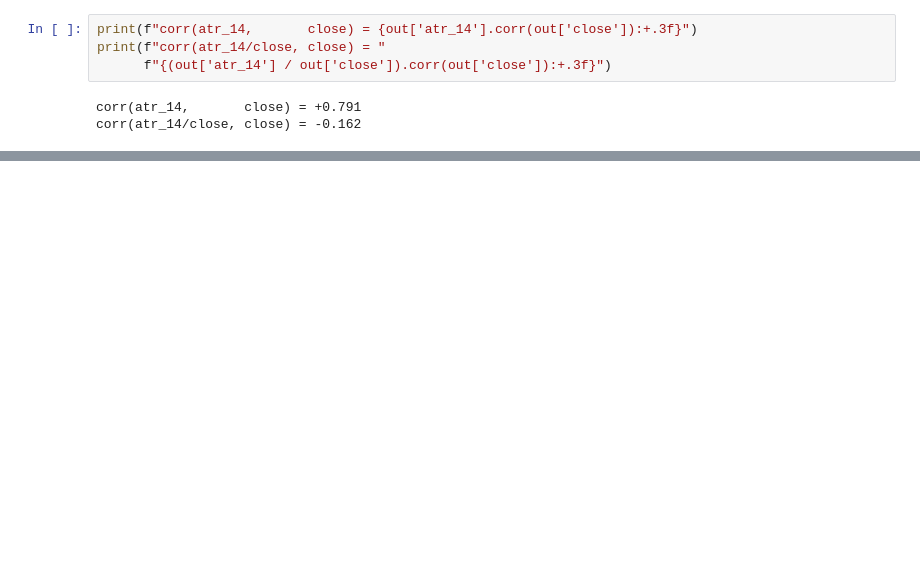
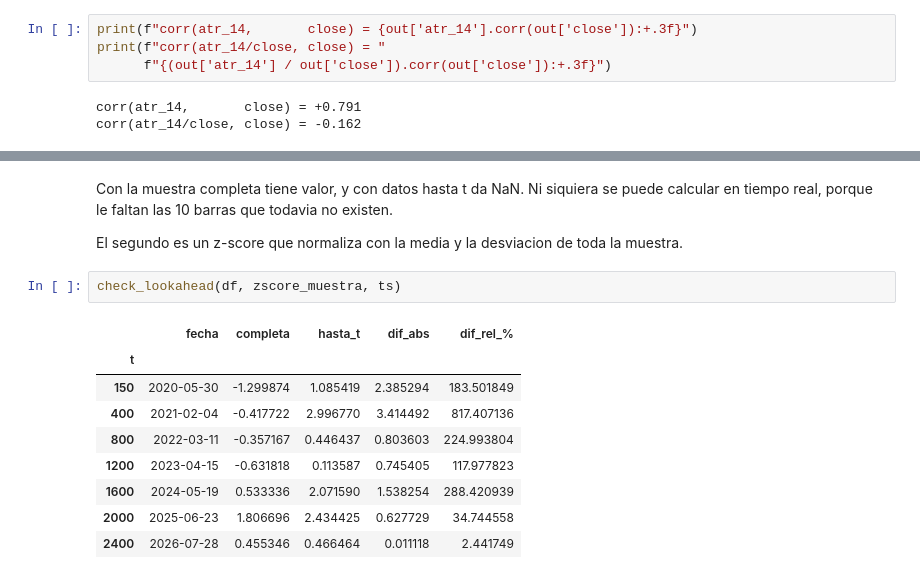
Before and after one commit to GCCS11/MyST, a Jupyter notebook: Personal/Act04/act04_indicators.ipynb, the cells around one changed output, grey strips where cells are left out. Drawn from its saved outputs; the diff is of its cells as text; blank space fills up the shorter version.

```diff
--- a/Personal/Act04/act04_indicators.ipynb
+++ b/Personal/Act04/act04_indicators.ipynb
@@ -486,0 +566,19 @@ aporta informacion, solo agrega columnas.
+# %% [markdown]
+Con la muestra completa tiene valor, y con datos hasta t da NaN. Ni siquiera se
+puede calcular en tiempo real, porque le faltan las 10 barras que todavia no
+existen.
+
+El segundo es un z-score que normaliza con la media y la desviacion de toda la
+muestra.
+# %%
+check_lookahead(df, zscore_muestra, ts)
+# %% [output]
+|  | fecha | completa | hasta_t | dif_abs | dif_rel_% |
+| t |  |  |  |  |  |
+| 150 | 2020-05-30 | -1.299874 | 1.085419 | 2.385294 | 183.501849 |
+| 400 | 2021-02-04 | -0.417722 | 2.996770 | 3.414492 | 817.407136 |
+| 800 | 2022-03-11 | -0.357167 | 0.446437 | 0.803603 | 224.993804 |
+| 1200 | 2023-04-15 | -0.631818 | 0.113587 | 0.745405 | 117.977823 |
+| 1600 | 2024-05-19 | 0.533336 | 2.071590 | 1.538254 | 288.420939 |
+| 2000 | 2025-06-23 | 1.806696 | 2.434425 | 0.627729 | 34.744558 |
+| 2400 | 2026-07-28 | 0.455346 | 0.466464 | 0.011118 | 2.441749 |
```
Also changed, not shown: parts of 20 cells of this notebook, 1 other file.
